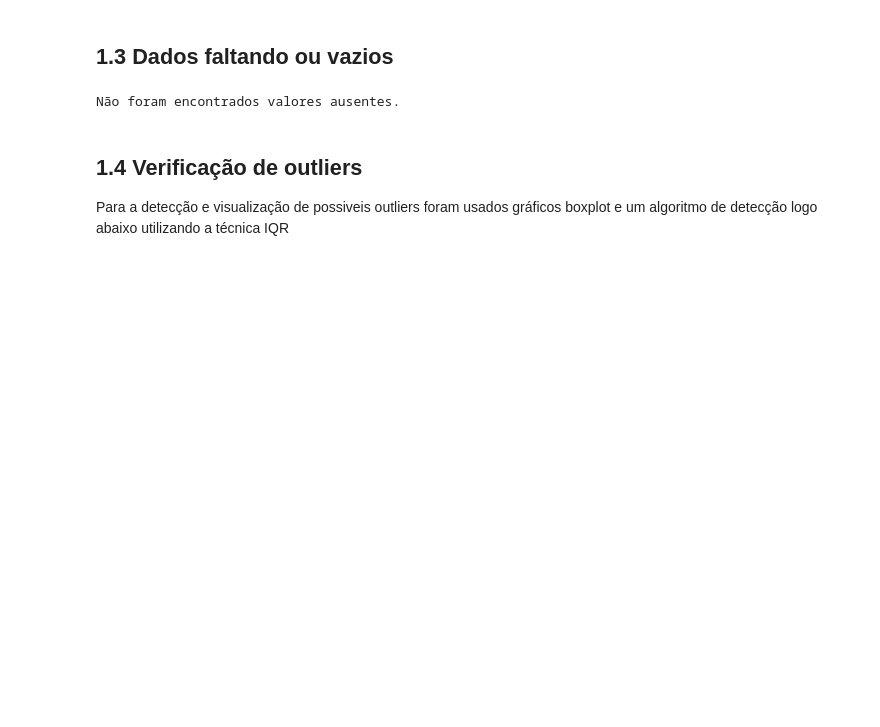
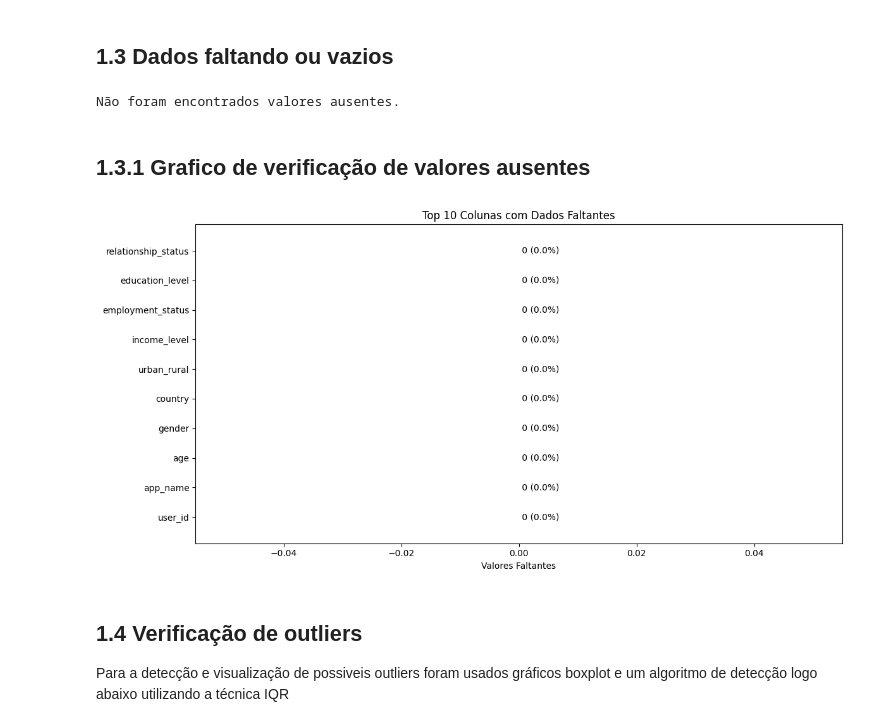
Before and after one commit to H3ytt0r62/SBD2-Social_Media_User_Analysis, a Jupyter notebook: Data layer/Raw/analytcs.ipynb, the cells around one changed output. Drawn from its saved outputs; the diff is of its cells as text; code cells hidden in the pictures; blank space fills up the shorter version.

```diff
--- a/Data layer/Raw/analytcs.ipynb
+++ b/Data layer/Raw/analytcs.ipynb
@@ -55,13 +88,13 @@ A coluna subscription_status possui os valores unicos:
 ## 1.3 Dados faltando ou vazios
 # %%
 missing_values = pd.DataFrame({
-    'coluna': df_raw.columns,
+    'Coluna': df_raw.columns,
     'nulos': df_raw.isnull().sum(),
     'vazios': (df_raw == '').sum(),
-    'total': df_raw.isnull().sum() + (df_raw == '').sum(),
+    'Total': df_raw.isnull().sum() + (df_raw == '').sum(),
     'percentual': (df_raw.isnull().sum() + (df_raw == '').sum()) / len(df_raw) * 100
 })
-if missing_values['total'] .sum() == 0:
+if missing_values['Total'] .sum() == 0:
     print("Não foram encontrados valores ausentes.")
 else:
     missing_values = missing_values.sort_values(by='percentual', ascending=False)
@@ -69,6 +102,25 @@ else:
     display(missing_values[missing_values['total'] > 0])
 # %% [output]
 Não foram encontrados valores ausentes.
+# %% [markdown]
+## 1.3.1 Grafico de verificação de valores ausentes
+# %%
+
+fig, ax = plt.subplots(figsize=(12, 6))
+top_missing = missing_values.head(10)
+colors = sns.color_palette('rocket', n_colors=len(top_missing))
+
+ax.barh(top_missing['Coluna'], top_missing['Total'], color=colors)
+ax.set_xlabel('Valores Faltantes')
+ax.set_title('Top 10 Colunas com Dados Faltantes')
+
+for i, (idx, row) in enumerate(top_missing.iterrows()):
+    ax.text(row['Total'], i, f" {row['Total']:,.0f} ({row['percentual']:.1f}%)", ha='left', va='center')
+
+plt.tight_layout()
+plt.show()
+# %% [output]
+[figure, added]
 # %% [markdown]
 ## 1.4 Verificação de outliers
 
```
Also changed, not shown: parts of 6 cells of this notebook, 1 other file.
